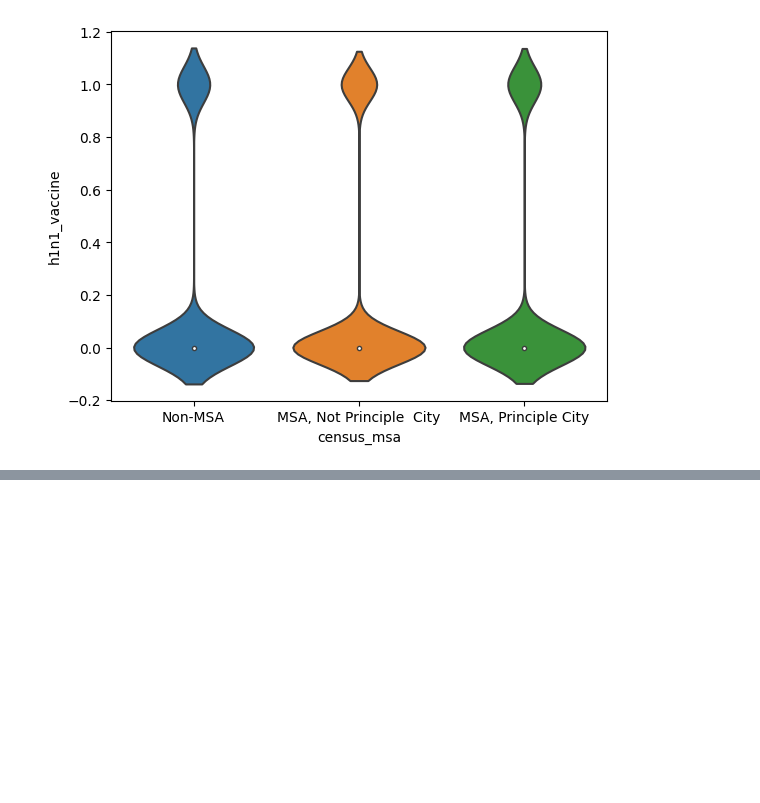
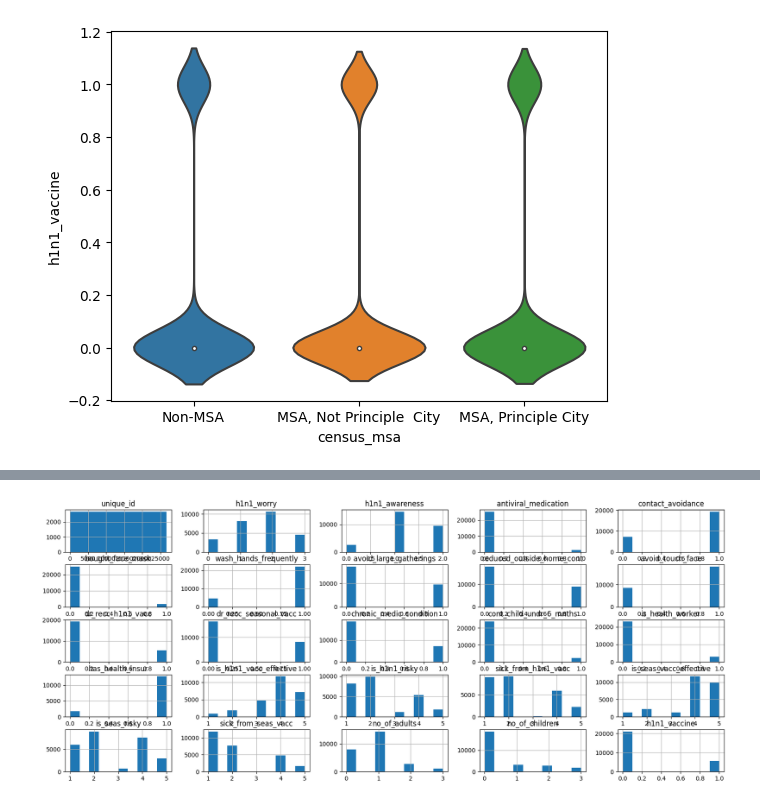
Before and after one commit to revanth6921/Books-Python, a Jupyter notebook: Yhills_project_2.ipynb, the cells around one changed output, grey strips where cells are left out. Drawn from its saved outputs; the diff is of its cells as text; code cells hidden in the pictures; blank space fills up the shorter version.

```diff
--- a/Yhills_project_2.ipynb
+++ b/Yhills_project_2.ipynb
@@ -193,0 +187,5 @@ sns.violinplot(x=X["census_msa"],y=y)
+# %%
+df.hist(figsize=(20,8))
+plt.show()
+# %% [output]
+[figure, added]
```
Also changed, not shown: parts of 26 cells of this notebook.
